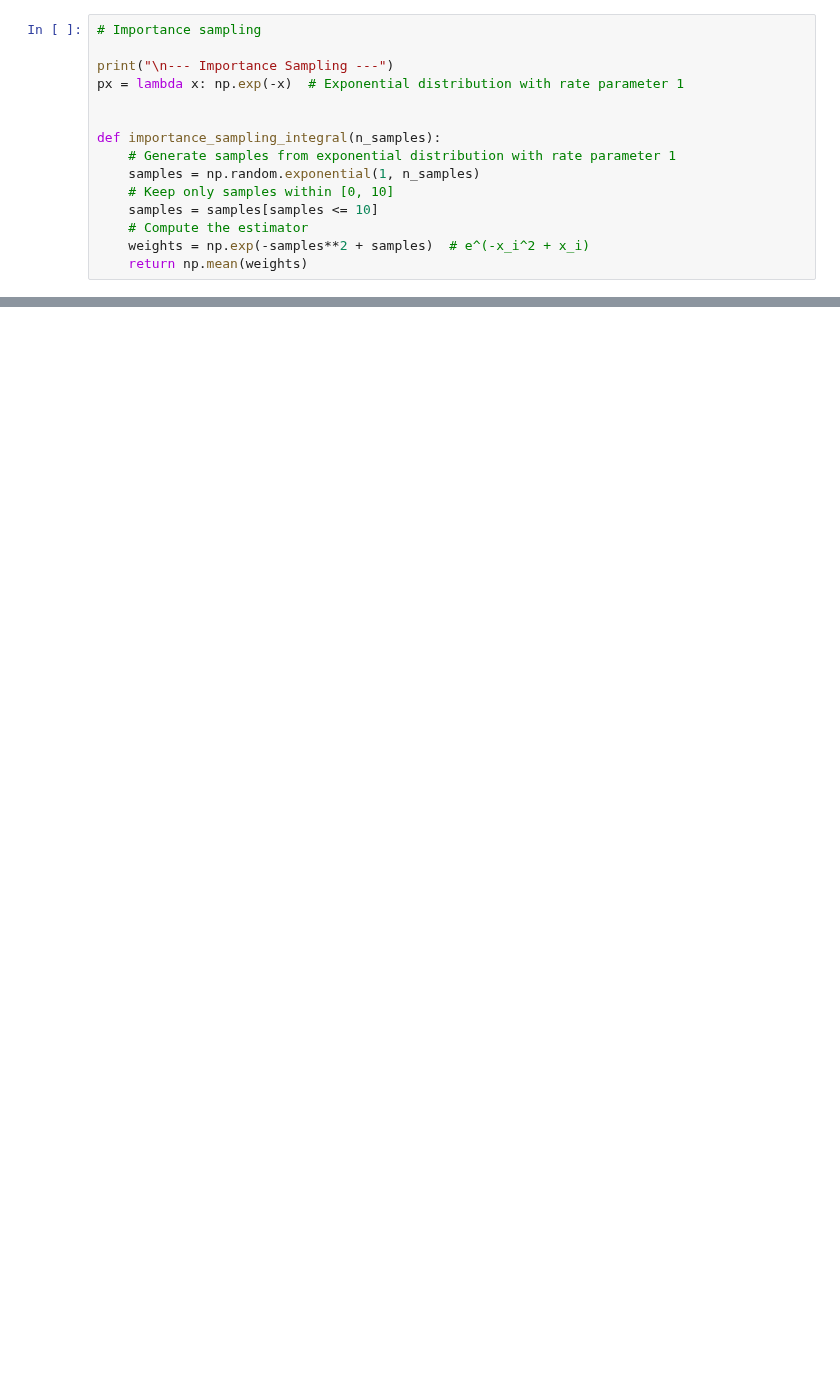
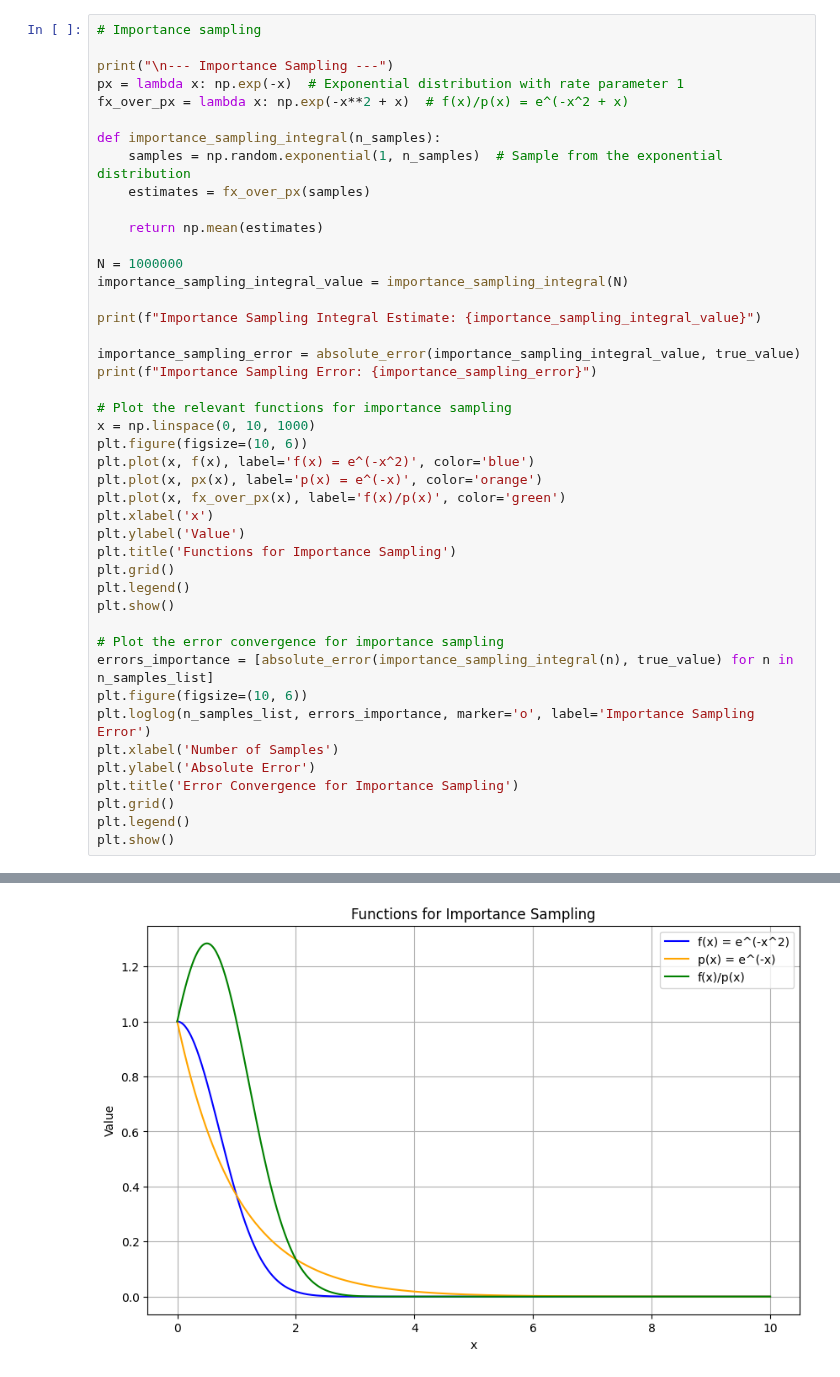
Before and after one commit to tilakpoudel/mds, a Jupyter notebook: mds3/monte-carlo-methods/assignment/integral-simplevsimportance-sampling.ipynb, the cells around one changed output, grey strips where cells are left out. Drawn from its saved outputs; the diff is of its cells as text; blank space fills up the shorter version.

```diff
--- a/mds3/monte-carlo-methods/assignment/integral-simplevsimportance-sampling.ipynb
+++ b/mds3/monte-carlo-methods/assignment/integral-simplevsimportance-sampling.ipynb
@@ -53,13 +54,43 @@ Simple Sampling Error: 0.004056862697484509
 
 print("\n--- Importance Sampling ---")
 px = lambda x: np.exp(-x)  # Exponential distribution with rate parameter 1
-
+fx_over_px = lambda x: np.exp(-x**2 + x)  # f(x)/p(x) = e^(-x^2 + x)
 
 def importance_sampling_integral(n_samples):
-    # Generate samples from exponential distribution with rate parameter 1
-    samples = np.random.exponential(1, n_samples)
-    # Keep only samples within [0, 10]
-    samples = samples[samples <= 10]
-    # Compute the estimator
-    weights = np.exp(-samples**2 + samples)  # e^(-x_i^2 + x_i)
-    return np.mean(weights)
+    samples = np.random.exponential(1, n_samples)  # Sample from the exponential distribution
+    estimates = fx_over_px(samples)
+
+    return np.mean(estimates)
+
+N = 1000000
+importance_sampling_integral_value = importance_sampling_integral(N)
+
+print(f"Importance Sampling Integral Estimate: {importance_sampling_integral_value}")
+
+importance_sampling_error = absolute_error(importance_sampling_integral_value, true_value)
+print(f"Importance Sampling Error: {importance_sampling_error}")
+
+# Plot the relevant functions for importance sampling
+x = np.linspace(0, 10, 1000)
+plt.figure(figsize=(10, 6))
+plt.plot(x, f(x), label='f(x) = e^(-x^2)', color='blue')
+plt.plot(x, px(x), label='p(x) = e^(-x)', color='orange')
+plt.plot(x, fx_over_px(x), label='f(x)/p(x)', color='green')
+plt.xlabel('x')
+plt.ylabel('Value')
+plt.title('Functions for Importance Sampling')
+plt.grid()
+plt.legend()
+plt.show()
+
+# Plot the error convergence for importance sampling
+errors_importance = [absolute_error(importance_sampling_integral(n), true_value) for n in n_samples_list]
+plt.figure(figsize=(10, 6))
+plt.loglog(n_samples_list, errors_importance, marker='o', label='Importance Sampling Error')
+plt.xlabel('Number of Samples')
+plt.ylabel('Absolute Error')
+plt.title('Error Convergence for Importance Sampling')
+plt.grid()
+plt.legend()
+plt.show()
+# %% [output]
@@ -65,0 +100 @@ def importance_sampling_integral(n_samples):
+[figure, added]
```
Also changed, not shown: parts of 6 cells of this notebook, 1 other file.
